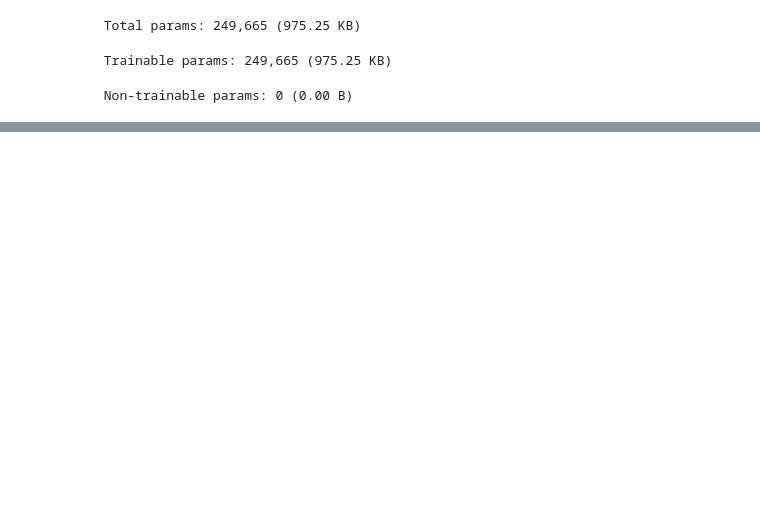
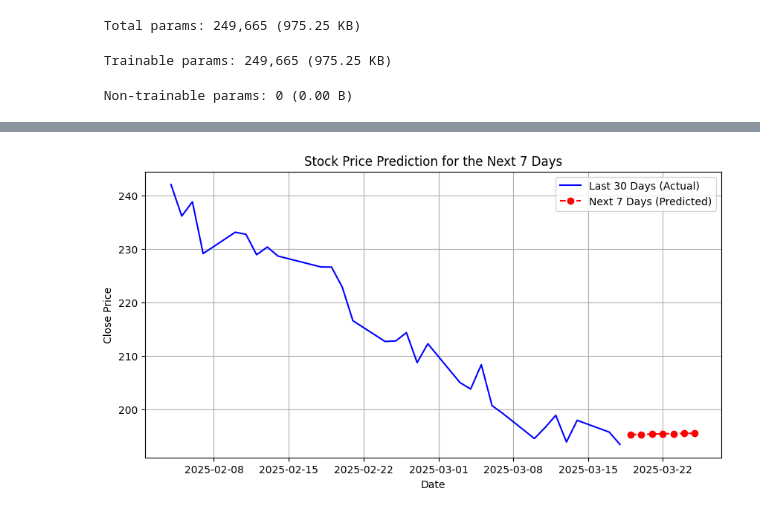
Before and after one commit to roshmita/amazon-stock-lstm, a Jupyter notebook: Stock_Price_Prediction.ipynb, the cells around one changed output, grey strips where cells are left out. Cells and saved outputs as stored; diff of their text form; code cells hidden in the pictures; blank space fills up the shorter version.

```diff
--- a/Stock_Price_Prediction.ipynb
+++ b/Stock_Price_Prediction.ipynb
@@ -298,0 +299,51 @@ plot_actual_vs_predicted(y_val, y_val_pred, df.index[-(len(y_test) + len(y_val))
+# %%
+def predict_future(n_days, last_sequence, model, scaler):
+    """
+    Predicts future stock prices for the next n_days.
+
+    Parameters:
+    n_days : int, number of days to predict
+    last_sequence : numpy array, last available sequence for prediction
+    model : trained LSTM model
+    scaler : fitted MinMaxScaler for inverse transformation
+
+    Returns:
+    future_dates : list, generated future dates
+    future_prices : numpy array, predicted prices (in original scale)
+    """
+    future_preds = []
+    current_seq = last_sequence.copy()
+
+    for _ in range(n_days):
+        pred = model.predict(current_seq.reshape(1, seq_length, 1))
+        future_preds.append(pred[0, 0])
+        current_seq = np.roll(current_seq, -1)
+        current_seq[-1] = pred
+
+    # Convert predictions back to original scale
+    future_prices = scaler.inverse_transform(np.array(future_preds).reshape(-1, 1))
+
+    # Generate future dates
+    last_date = df.index[-1]
+    future_dates = [last_date + timedelta(days=i) for i in range(1, n_days + 1)]
+
+    return future_dates, future_prices
+
+# Predict next 7 days
+future_dates, future_prices = predict_future(7, X_test[-1], model, scaler)
+
+# Plot the results
+plt.figure(figsize=(10, 5))
+plt.plot(df.index[-30:], df["Close"].values[-30:], label="Last 30 Days (Actual)", color="blue")
+plt.plot(future_dates, future_prices, label="Next 7 Days (Predicted)", color="red", linestyle="dashed", marker="o")
+plt.xlabel("Date")
+plt.ylabel("Close Price")
+plt.title("Stock Price Prediction for the Next 7 Days")
+plt.legend()
+plt.grid(True)
+plt.show()
+
+# Print predicted future prices with dates
+future_predictions_df = pd.DataFrame({"Date": future_dates, "Predicted Close Price": future_prices.flatten()})
+print(future_predictions_df)
+# %% [output]
@@ -298,0 +357 @@ plot_actual_vs_predicted(y_val, y_val_pred, df.index[-(len(y_test) + len(y_val))
+[figure, added]
```
Also changed, not shown: parts of 9 cells of this notebook.
